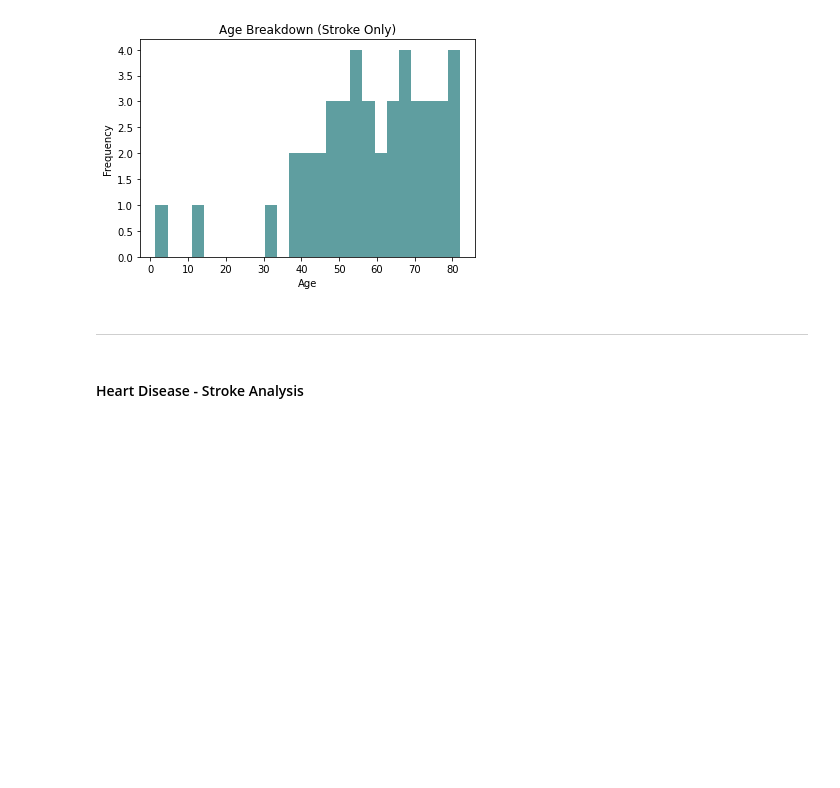
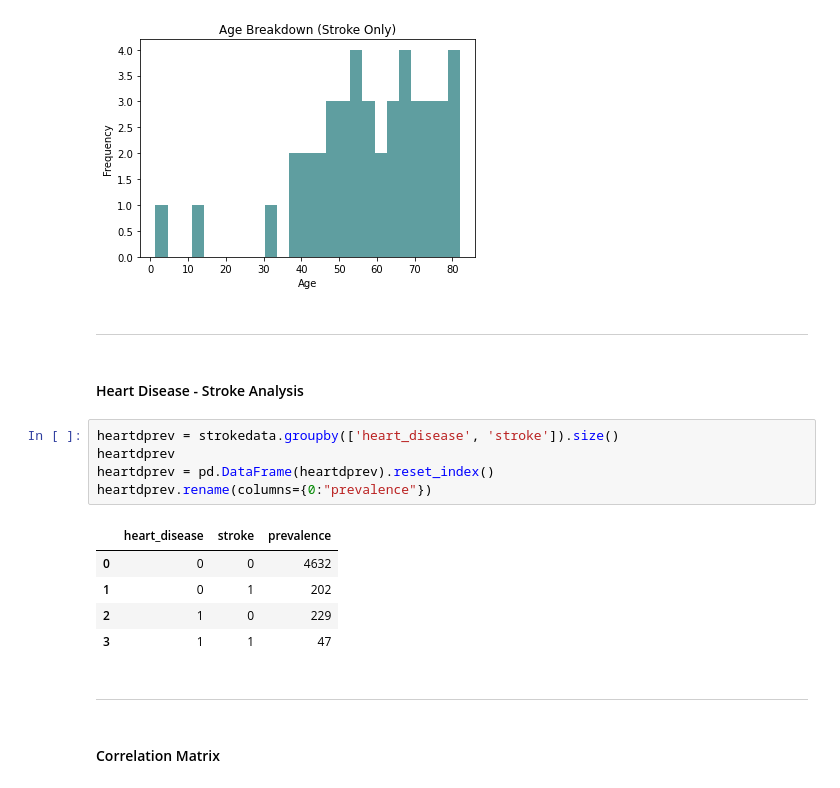
Before and after one commit to maddieannette/strokeprediction, a Jupyter notebook: Stroke_Pred_DA.ipynb, the cells around one changed output. Saved outputs shown, nothing was run; the diff lists cells and outputs as text; blank space fills up the shorter version.

```diff
--- a/Stroke_Pred_DA.ipynb
+++ b/Stroke_Pred_DA.ipynb
@@ -158,3 +158,18 @@ Text(0.5, 0, 'Age')
 ---
 # %% [markdown]
 #### Heart Disease - Stroke Analysis
+# %%
+heartdprev = strokedata.groupby(['heart_disease', 'stroke']).size()
+heartdprev
+heartdprev = pd.DataFrame(heartdprev).reset_index()
+heartdprev.rename(columns={0:"prevalence"})
+# %% [output]
+|  | heart_disease | stroke | prevalence |
+| 0 | 0 | 0 | 4632 |
+| 1 | 0 | 1 | 202 |
+| 2 | 1 | 0 | 229 |
+| 3 | 1 | 1 | 47 |
+# %% [markdown]
+---
+# %% [markdown]
+#### Correlation Matrix
```
Also changed, not shown: parts of 3 cells of this notebook.
